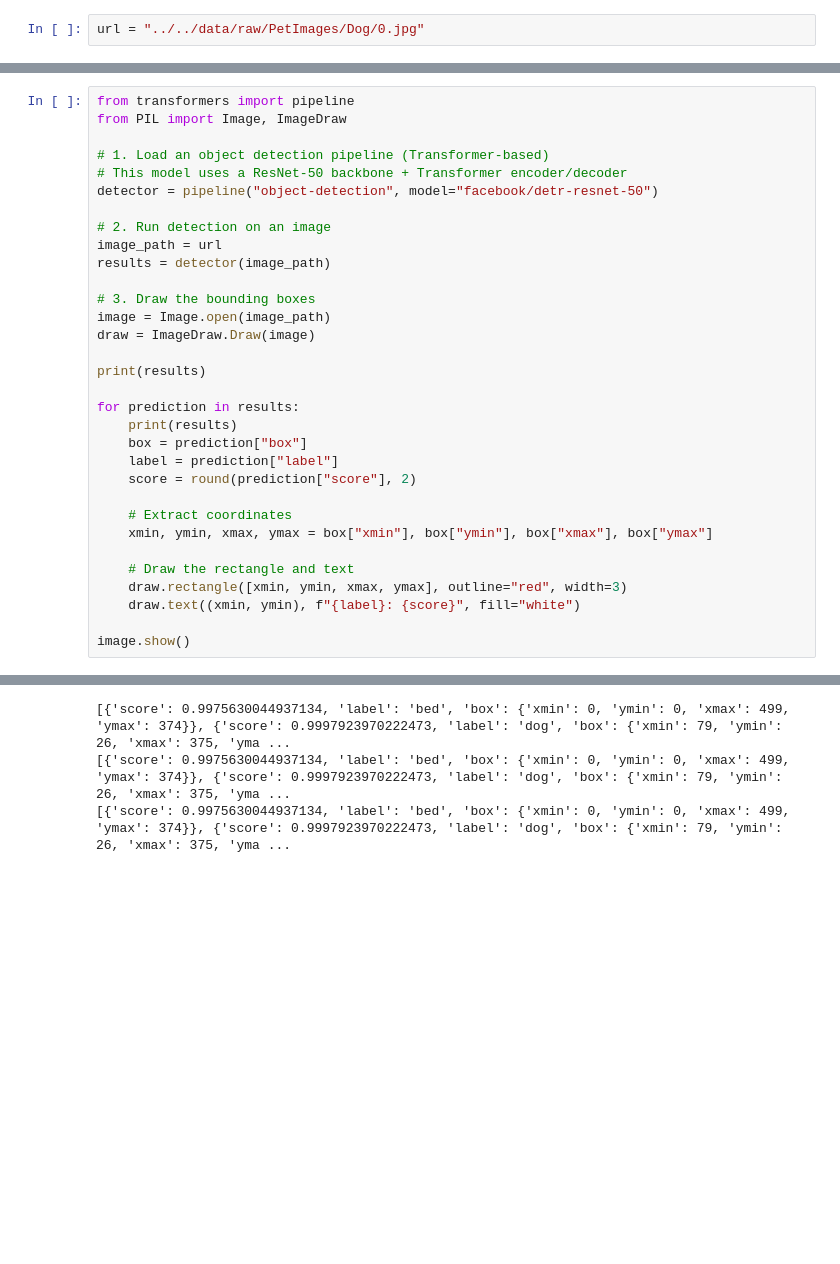
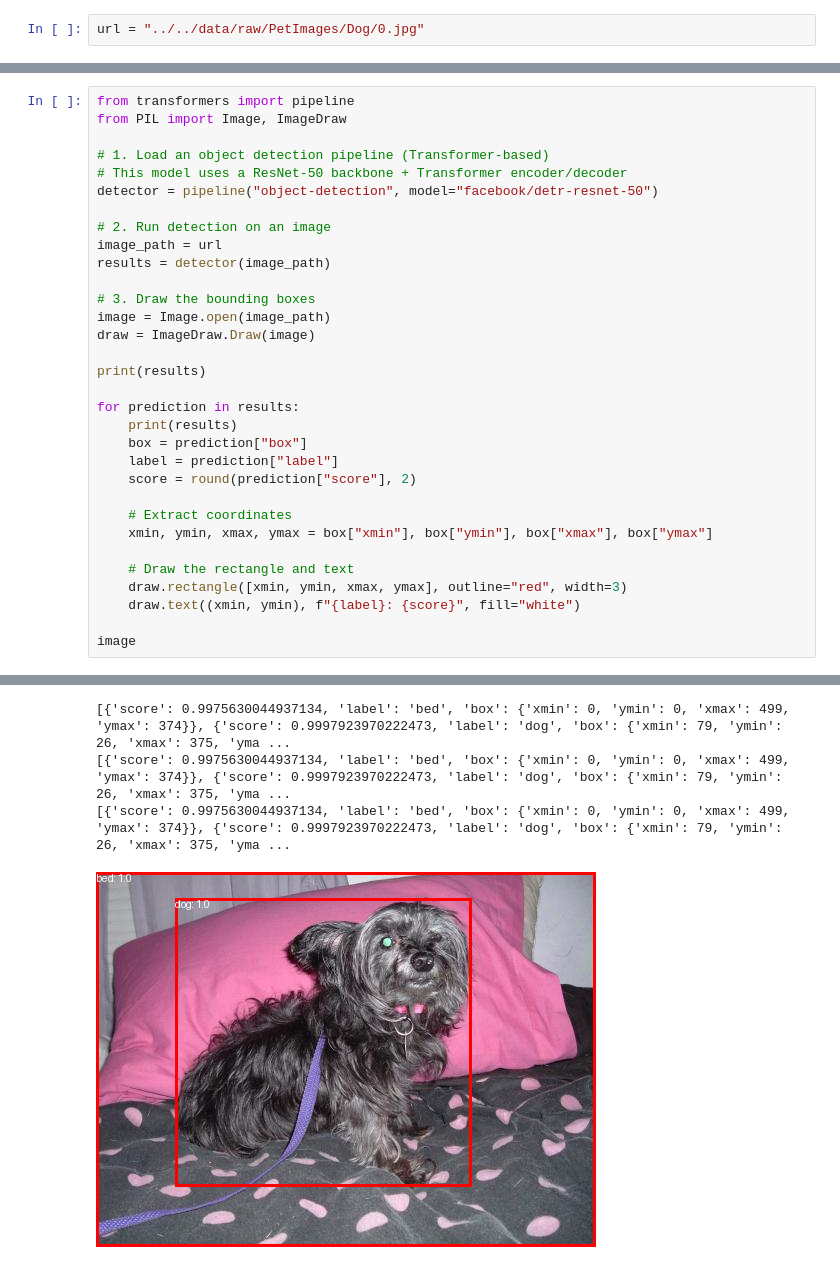
Before and after one commit to Benji19967/unibe_deep_learning, a Jupyter notebook: notebooks/transformers/segmentation.ipynb, the cells around one changed output, grey strips where cells are left out. Cells and saved outputs as stored; diff of their text form; blank space fills up the shorter version.

```diff
--- a/notebooks/transformers/segmentation.ipynb
+++ b/notebooks/transformers/segmentation.ipynb
@@ -57,7 +92,7 @@ for prediction in results:
     draw.rectangle([xmin, ymin, xmax, ymax], outline="red", width=3)
     draw.text((xmin, ymin), f"{label}: {score}", fill="white")
 
-image.show()
+image
 # %% [output]
 DetrForObjectDetection LOAD REPORT from: facebook/detr-resnet-50
 Key                                                            | Status     |  |
@@ -69,6 +104,7 @@ model.backbone.model.layer1.0.downsample.1.num_batches_tracked | UNEXPECTED |  |
 
 Notes:
 - UNEXPECTED:   can be ignored when loading from different task/architecture; not ok if you expect identical arch.
 [{'score': 0.9975630044937134, 'label': 'bed', 'box': {'xmin': 0, 'ymin': 0, 'xmax': 499, 'ymax': 374}}, {'score': 0.9997923970222473, 'label': 'dog', 'box': {'xmin': 79, 'ymin': 26, 'xmax': 375, 'yma ...
 [{'score': 0.9975630044937134, 'label': 'bed', 'box': {'xmin': 0, 'ymin': 0, 'xmax': 499, 'ymax': 374}}, {'score': 0.9997923970222473, 'label': 'dog', 'box': {'xmin': 79, 'ymin': 26, 'xmax': 375, 'yma ...
 [{'score': 0.9975630044937134, 'label': 'bed', 'box': {'xmin': 0, 'ymin': 0, 'xmax': 499, 'ymax': 374}}, {'score': 0.9997923970222473, 'label': 'dog', 'box': {'xmin': 79, 'ymin': 26, 'xmax': 375, 'yma ...
+[figure, added]
```
Also changed, not shown: parts of 4 cells of this notebook.
